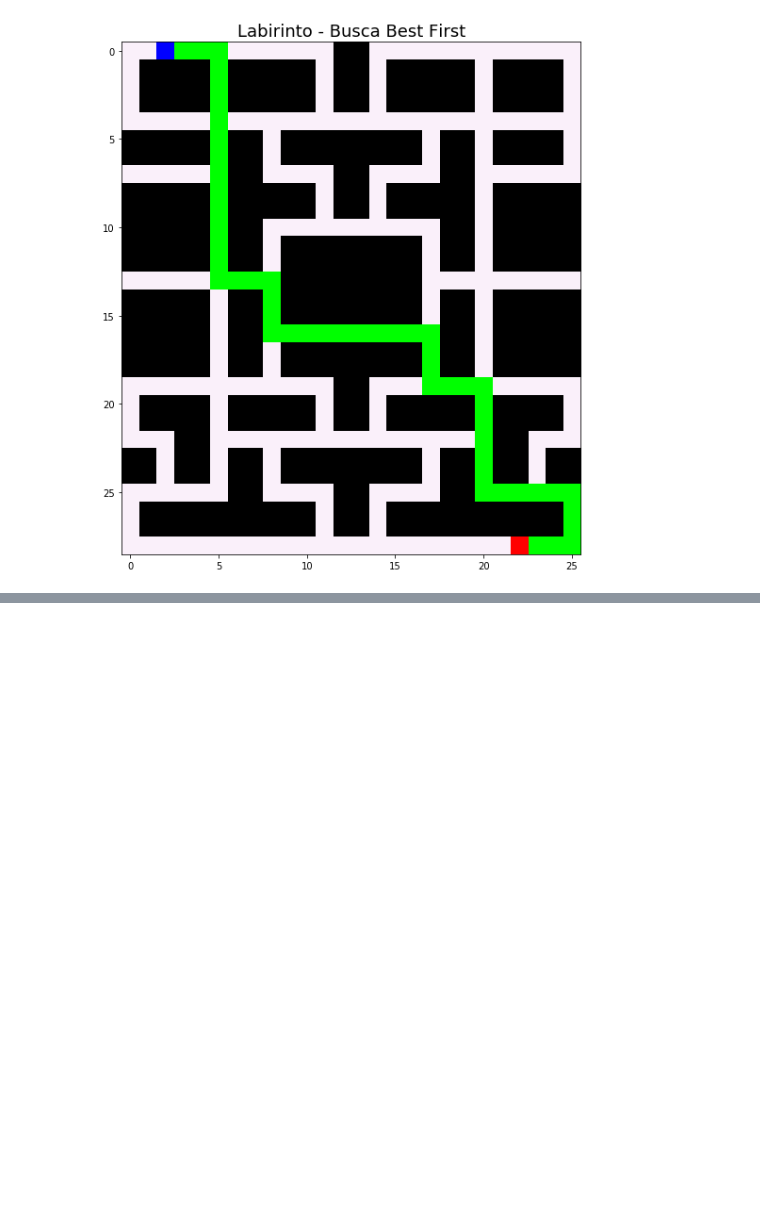
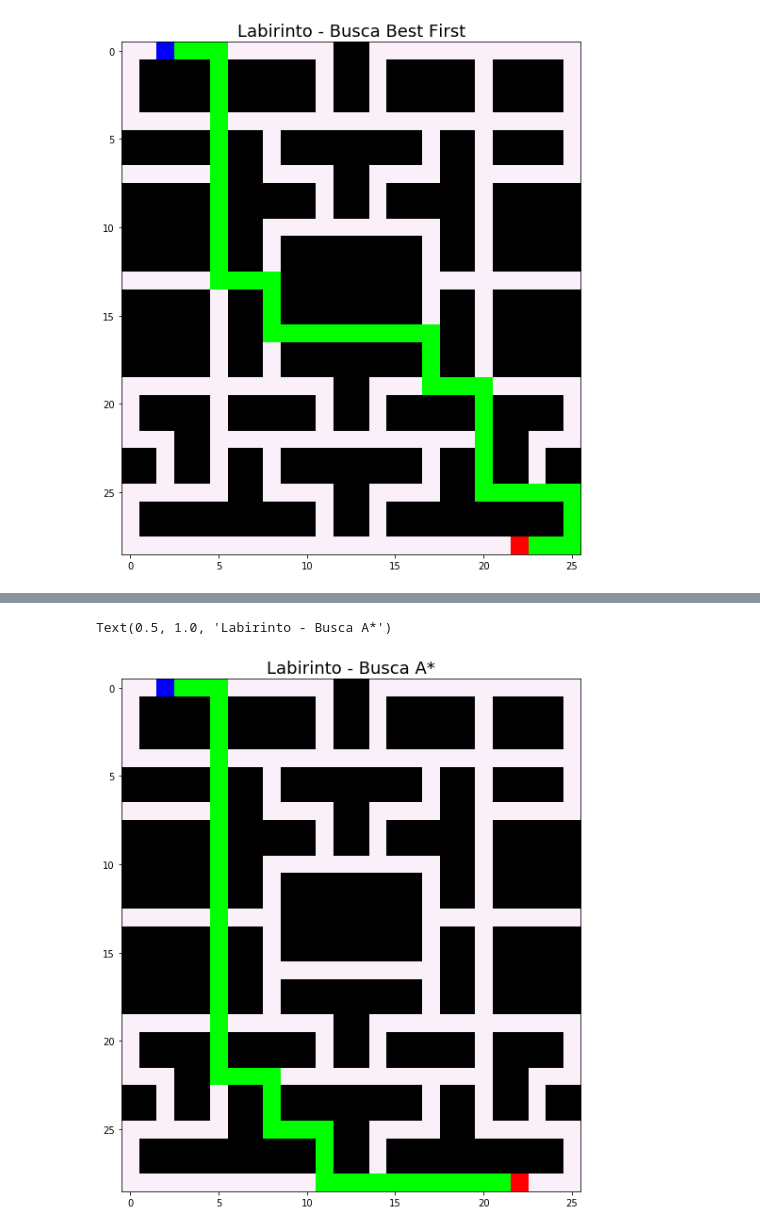
Before and after one commit to MatheusBorgesKamla/BuscaAvancada_IA, a Jupyter notebook: IA_Busca.ipynb, the cells around one changed output, grey strips where cells are left out. Saved outputs shown, nothing was run; the diff lists cells and outputs as text; code cells hidden in the pictures; blank space fills up the shorter version.

Commit message:
Busca A* e Hill Climbing terminado

```diff
--- a/IA_Busca.ipynb
+++ b/IA_Busca.ipynb
@@ -312,6 +312,10 @@ def distance_calc(target, pos):
     dist_y = abs(target[1] - pos[1])
     mod = ((dist_x**2) + (dist_y**2))**(1/2)
     return mod
+# %%
+def manhattan_dist(target, pos):
+    dist = abs(target[0] - pos[0]) + abs(target[1] - pos[1])
+    return dist
 # %%
 #Classe utilizada para montar grafo com pesos (guardará os verticés adjacentes e o peso desse respectivo ao vértice final)
 class vertex_weight:
@@ -323,8 +327,8 @@ class vertex_weight:
         s = "adj: (" + str(self.vertex[0]) + "," + str(self.vertex[1]) + ") w: " + str(self.weigth)
         return s
 # %%
-#Dicionário que guardará o grafo com os pesos
-weighted_graph = {}
+#Dicionário que guardará o grafo com os pesos para o Best-First
+weighted_graph_best = {}
 
 #Para cada vértice do grafo
 for source_vertex in graph:
@@ -337,6 +341,6 @@ for source_vertex in graph:
         #Adiciona na lista auxiliar
         aux.append(vertex_weight(dst_vertex,dist))
     #Adiciona a lista de vértices adjacentes no dicionário com o respectivo vértice
-    weighted_graph[source_vertex] = aux
+    weighted_graph_best[source_vertex] = aux
 # %%
 #Printando o grafo com pesos
@@ -418,7 +422,7 @@ def Best_First_Search(graph, v_ini, v_fin):
 # %%
 #Aplicando o Best First Search no grafo com pesos e printando as informações
 start_time = timeit.default_timer()
-BestFS_path, BestFS_visited = Best_First_Search(weighted_graph, ini_position, fin_position)
+BestFS_path, BestFS_visited = Best_First_Search(weighted_graph_best, ini_position, fin_position)
 fim = timeit.default_timer() - start_time
 
 print("Visitados com respectiva profundidade: \n", BestFS_visited)
@@ -462,0 +513,15 @@ Text(0.5, 1.0, 'Labirinto - Busca Best First')
+# %%
+#Iremos reutilizar o código do Best_First para o A*, pois o que mudará mesmo será a heurística
+start_time = timeit.default_timer()
+AStar_path, AStar_visited = Best_First_Search(weighted_graph_a, ini_position, fin_position)
+fim = timeit.default_timer() - start_time
+
+print("Visitados com respectiva profundidade: \n", AStar_visited)
+
+print("\nTotal de vertices visitados: ",len(AStar_visited),"\n")
+
+print("\n\nCaminho gerado:\n",AStar_path)
+
+print("\nTamanho do caminho: ", len(AStar_path))
+
+print("\nTempo de execução: ", fim)
@@ -462,0 +542,16 @@ Text(0.5, 1.0, 'Labirinto - Busca Best First')
+# %%
+#Gerando imagem do labirinto com o caminho
+img_AStar = np.copy(img_maze)
+for v in AStar_path:
+    img_AStar[v[0]][v[1]] = [0,255,0]
+
+img_AStar[ini_position[0]][ini_position[1]] = [0,0,255]
+img_AStar[fin_position[0]][fin_position[1]] = [255,0,0]
+
+f1, ax1 = plt.subplots(figsize=(20, 10))
+ax1.imshow(img_AStar)
+ax1.set_title('Labirinto - Busca A*', fontsize=18)
+#ax1.axis('off')
+# %% [output]
+Text(0.5, 1.0, 'Labirinto - Busca A*')
+[figure, added]
```
Also changed, not shown: parts of 12 cells of this notebook.
